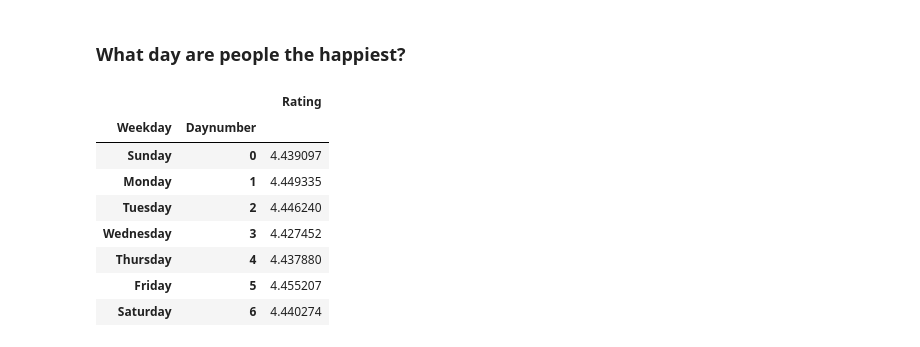
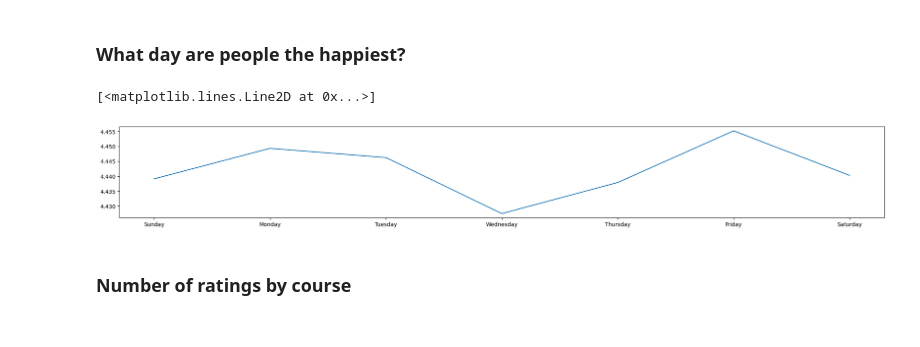
Before and after one commit to kingamal/data_visualization, a Jupyter notebook: plotting.ipynb, the cells around one changed output. Cells and saved outputs as stored; diff of their text form; code cells hidden in the pictures.

```diff
--- a/plotting.ipynb
+++ b/plotting.ipynb
@@ -84,18 +84,14 @@ month_average_crs.plot(figsize=(25, 8))
 # %%
 data['Weekday'] = data['Timestamp'].dt.strftime('%A')
 data['Daynumber'] = data['Timestamp'].dt.strftime('%w')
 
 weekday_average = data.groupby(['Weekday', 'Daynumber'])['Rating'].mean().to_frame()
 weekday_average = weekday_average.sort_values('Daynumber')
 
-# plt.plot(weekday_average.index, weekday_average)
+plt.figure(figsize=(25,3))
+plt.plot(weekday_average.index.get_level_values(0), weekday_average)
 # %% [output]
-|  |  | Rating |
-| Weekday | Daynumber |  |
-| Sunday | 0 | 4.439097 |
-| Monday | 1 | 4.449335 |
-| Tuesday | 2 | 4.446240 |
-| Wednesday | 3 | 4.427452 |
-| Thursday | 4 | 4.437880 |
-| Friday | 5 | 4.455207 |
-| Saturday | 6 | 4.440274 |
+[<matplotlib.lines.Line2D at 0x...>]
+[figure, added]
+# %% [markdown]
+### Number of ratings by course
```
Also changed, not shown: parts of 2 cells of this notebook.
